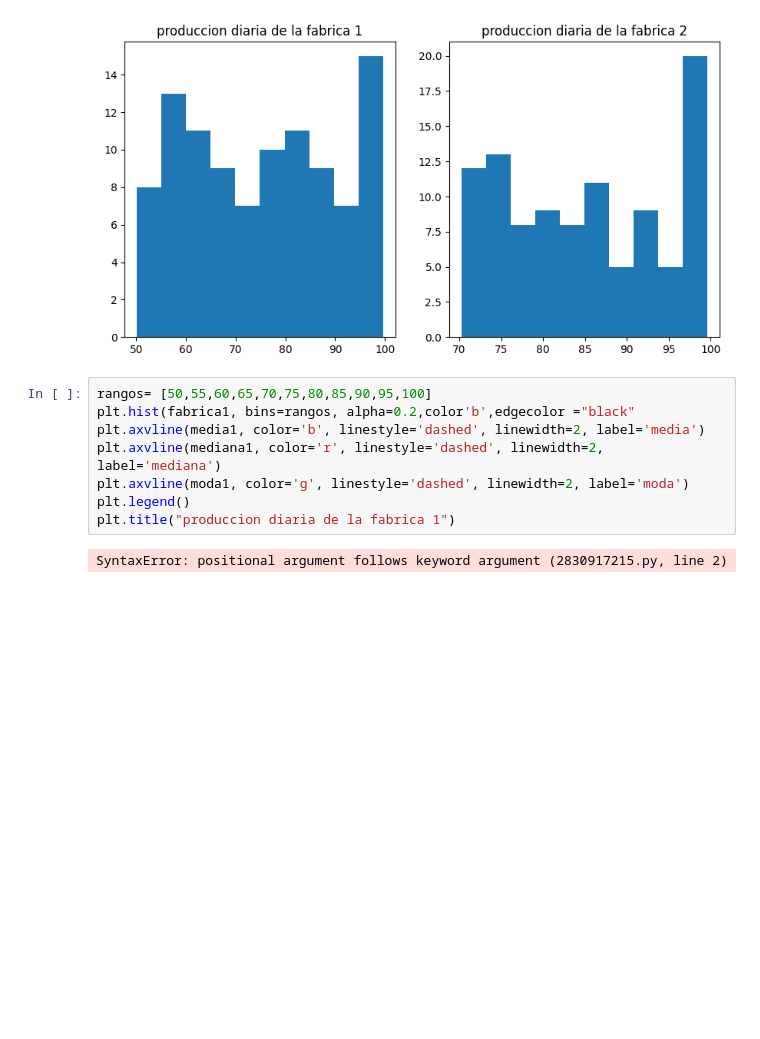
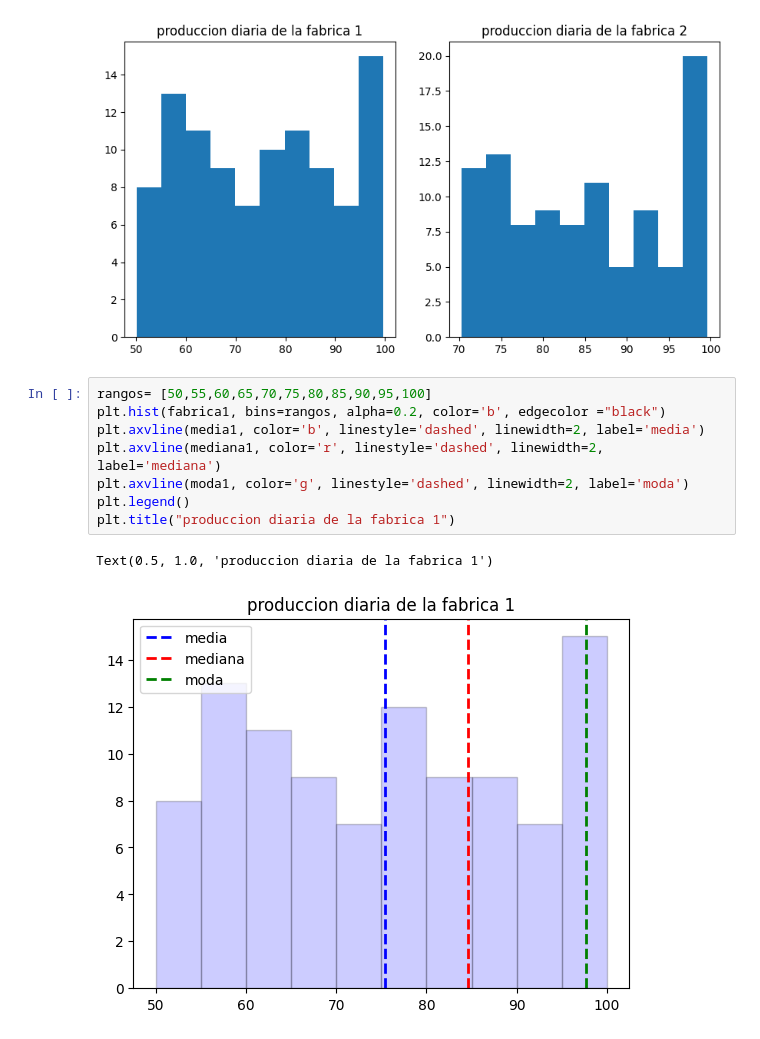
Before and after one commit to 25041097-jesus/Probabilidad, a Jupyter notebook: Unidad1/Practica 1.ipynb, the cells around one changed output. Saved outputs shown, nothing was run; the diff lists cells and outputs as text; blank space fills up the shorter version.

```diff
--- a/Unidad1/Practica 1.ipynb
+++ b/Unidad1/Practica 1.ipynb
@@ -143,11 +143,12 @@ Text(0.5, 1.0, 'produccion diaria de la fabrica 2')
 [figure]
 # %%
 rangos= [50,55,60,65,70,75,80,85,90,95,100]
-plt.hist(fabrica1, bins=rangos, alpha=0.2,color'b',edgecolor ="black"
+plt.hist(fabrica1, bins=rangos, alpha=0.2, color='b', edgecolor ="black")
 plt.axvline(media1, color='b', linestyle='dashed', linewidth=2, label='media')
 plt.axvline(mediana1, color='r', linestyle='dashed', linewidth=2, label='mediana')
 plt.axvline(moda1, color='g', linestyle='dashed', linewidth=2, label='moda')
 plt.legend()
 plt.title("produccion diaria de la fabrica 1")
 # %% [output]
-SyntaxError: positional argument follows keyword argument (2830917215.py, line 2)
+Text(0.5, 1.0, 'produccion diaria de la fabrica 1')
+[figure, added]
```
Also changed, not shown: parts of 1 cell of this notebook.
